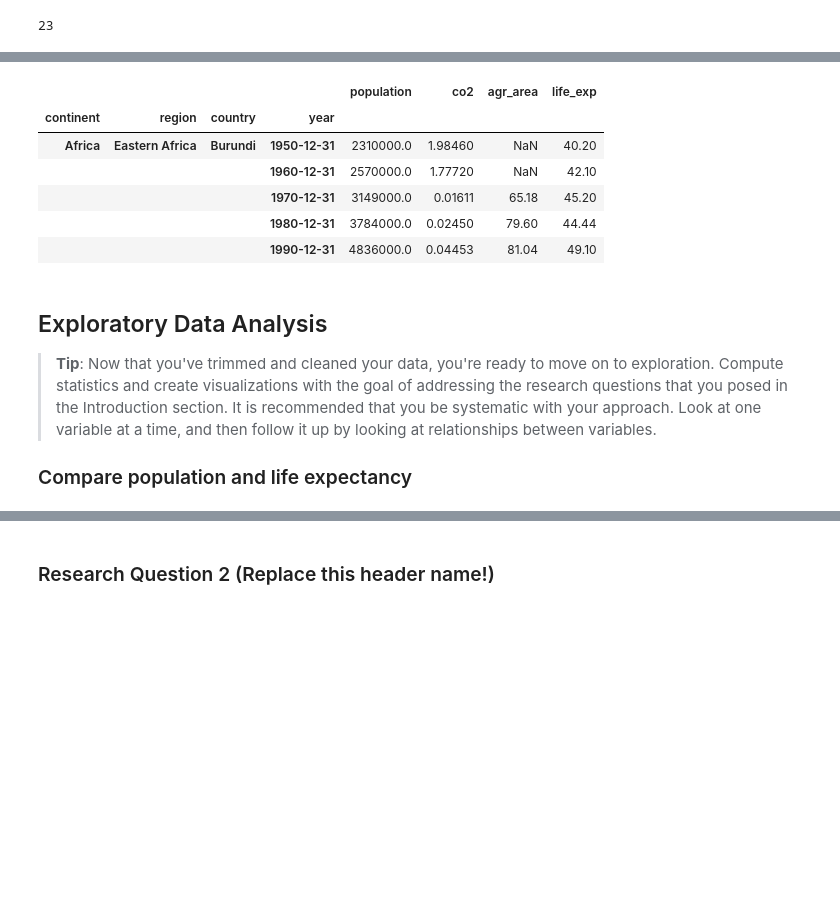
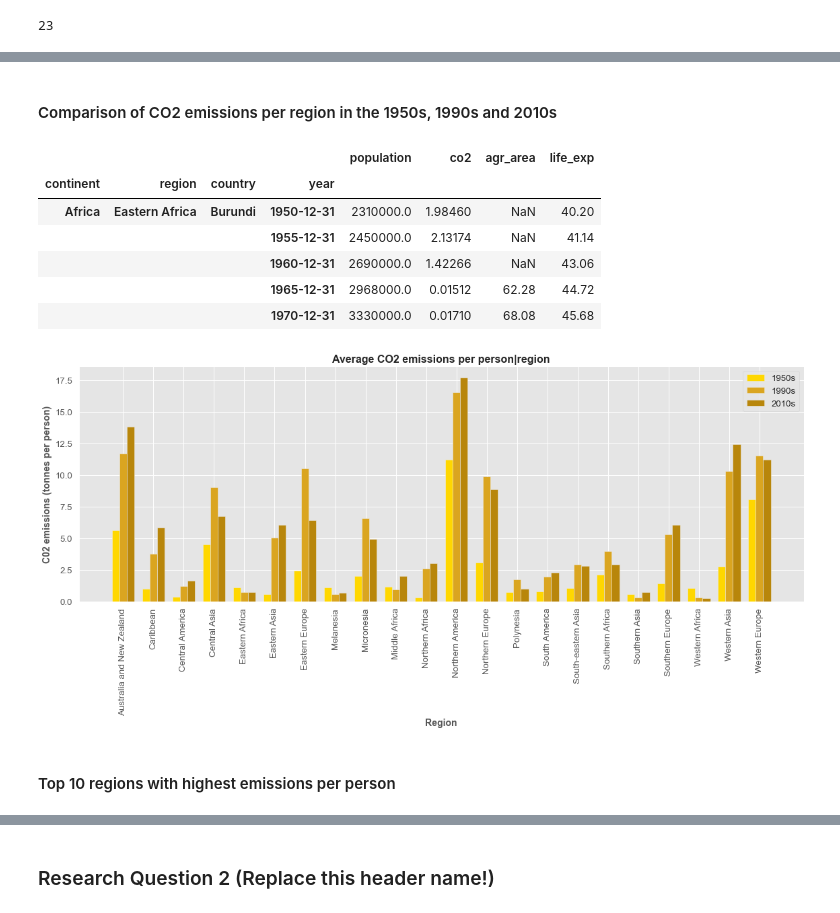
Before and after one commit to tabby42/gapminder_project, a Jupyter notebook: investigate_gapminderdata.ipynb, the cells around one changed output, grey strips where cells are left out. Cells and saved outputs as stored; diff of their text form; code cells hidden in the pictures; blank space fills up the shorter version.

```diff
--- a/investigate_gapminderdata.ipynb
+++ b/investigate_gapminderdata.ipynb
@@ -343,9 +372,9 @@ I use pandas `fillna()` function to replace the NaN values with zeros.
 # %%
 #replace missing values with 0
-life_exp.fillna(0, inplace=True)
+life_exp.fillna(round(life_exp.mean(numeric_only=True), 4), inplace=True)
 
 #verify that there are no more missing values
-co2.isna().sum().any()
+life_exp.isna().sum().any()
 # %% [output]
 False
 # %% [markdown]
@@ -453,20 +534,14 @@ assert df_merged['year'].dtype == 'datetime64[ns]'
+# %% [markdown]
+#### Comparison of CO2 emissions per region in the 1950s, 1990s and 2010s</br>
 # %%
-#group countries and resample dates to a frequency of 10 years
-df_merged_resampled = df_merged.groupby(['continent', 'region', 'country']).resample('10A', on='year').mean()
+#group countries and resample dates to a frequency of 5 years
+df_merged_resampled = df_merged.groupby(['continent', 'region', 'country']).resample('5A', on='year').mean()
 df_merged_resampled.head()
-#df_merged_resampled.shape
 # %% [output]
 |  |  |  |  | population | co2 | agr_area | life_exp |
 | continent | region | country | year |  |  |  |  |
 | Africa | Eastern Africa | Burundi | 1950-12-31 | 2310000.0 | 1.98460 | NaN | 40.20 |
-|  |  |  | 1960-12-31 | 2570000.0 | 1.77720 | NaN | 42.10 |
-|  |  |  | 1970-12-31 | 3149000.0 | 0.01611 | 65.18 | 45.20 |
-|  |  |  | 1980-12-31 | 3784000.0 | 0.02450 | 79.60 | 44.44 |
-|  |  |  | 1990-12-31 | 4836000.0 | 0.04453 | 81.04 | 49.10 |
+|  |  |  | 1955-12-31 | 2450000.0 | 2.13174 | NaN | 41.14 |
+|  |  |  | 1960-12-31 | 2690000.0 | 1.42266 | NaN | 43.06 |
+|  |  |  | 1965-12-31 | 2968000.0 | 0.01512 | 62.28 | 44.72 |
+|  |  |  | 1970-12-31 | 3330000.0 | 0.01710 | 68.08 | 45.68 |
-# %% [markdown]
-<a id='eda'></a>
-## Exploratory Data Analysis
-
-> **Tip**: Now that you've trimmed and cleaned your data, you're ready to move on to exploration. Compute statistics and create visualizations with the goal of addressing the research questions that you posed in the Introduction section. It is recommended that you be systematic with your approach. Look at one variable at a time, and then follow it up by looking at relationships between variables.
-
-### Compare population and life expectancy
@@ -472,0 +567,22 @@ df_merged_resampled.head()
+# %%
+#plot means of co2 per person
+fig,ax = plt.subplots(figsize=(16,8))
+width = 0.25
+x = np.arange(len(fifty))
+
+ax.bar(x=x, height=fifty_rel, width=width, label='1950s', color='gold')
+ax.bar(x=x+width, height=ninety_rel, width=width, label='1990s', color='goldenrod')
+ax.bar(x=x+width*2, height=ten_rel, width=width, label='2010s', color='darkgoldenrod')
+
+locations = x+width
+labels = sorted(df_merged_resampled.index.get_level_values('region').unique())
+plt.xticks(ticks=locations, labels=labels, rotation=90)
+plt.xlabel('Region', fontsize=14, fontweight='bold')
+plt.ylabel('C02 emissions (tonnes per person)', fontsize=14, fontweight='bold')
+plt.title('Average CO2 emissions per person|region', fontsize=16, fontweight='bold')
+plt.legend()
+plt.tight_layout()
+# %% [output]
+[figure, added]
+# %% [markdown]
+#### Top 10 regions with highest emissions per person
```
Also changed, not shown: parts of 42 cells of this notebook, 1 other file.
